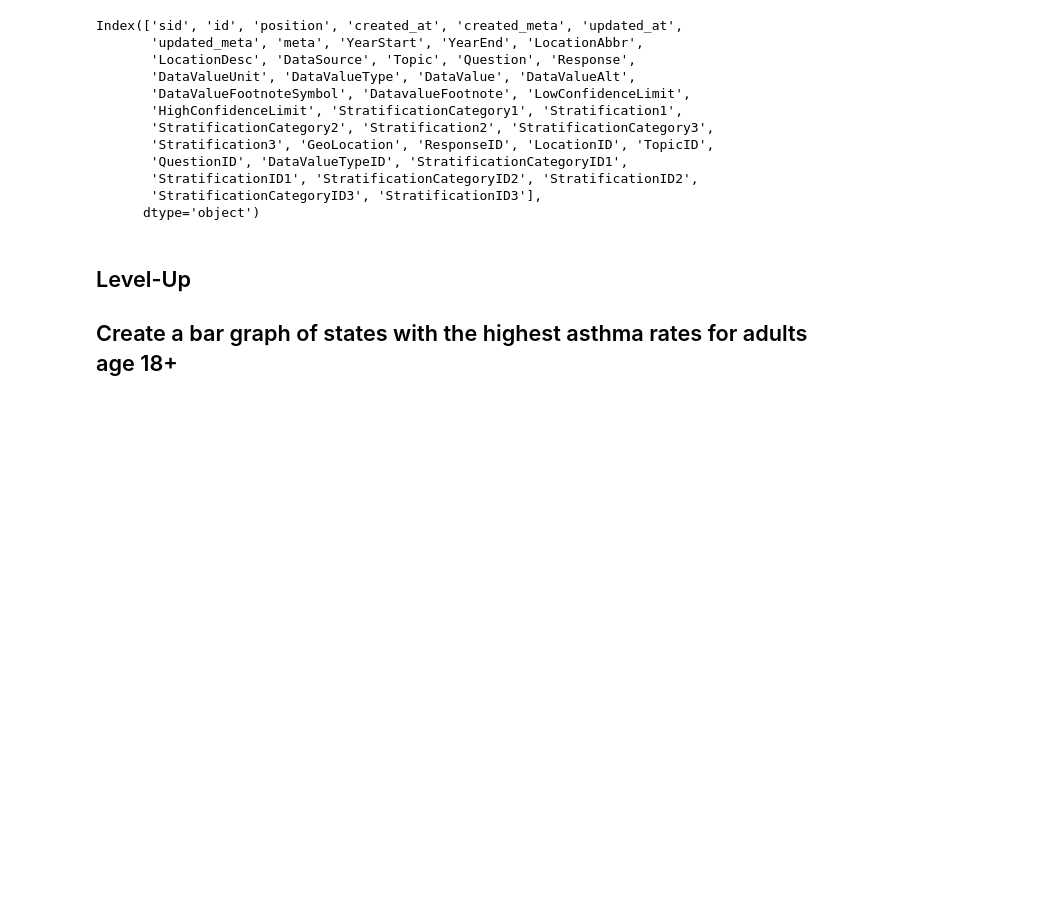
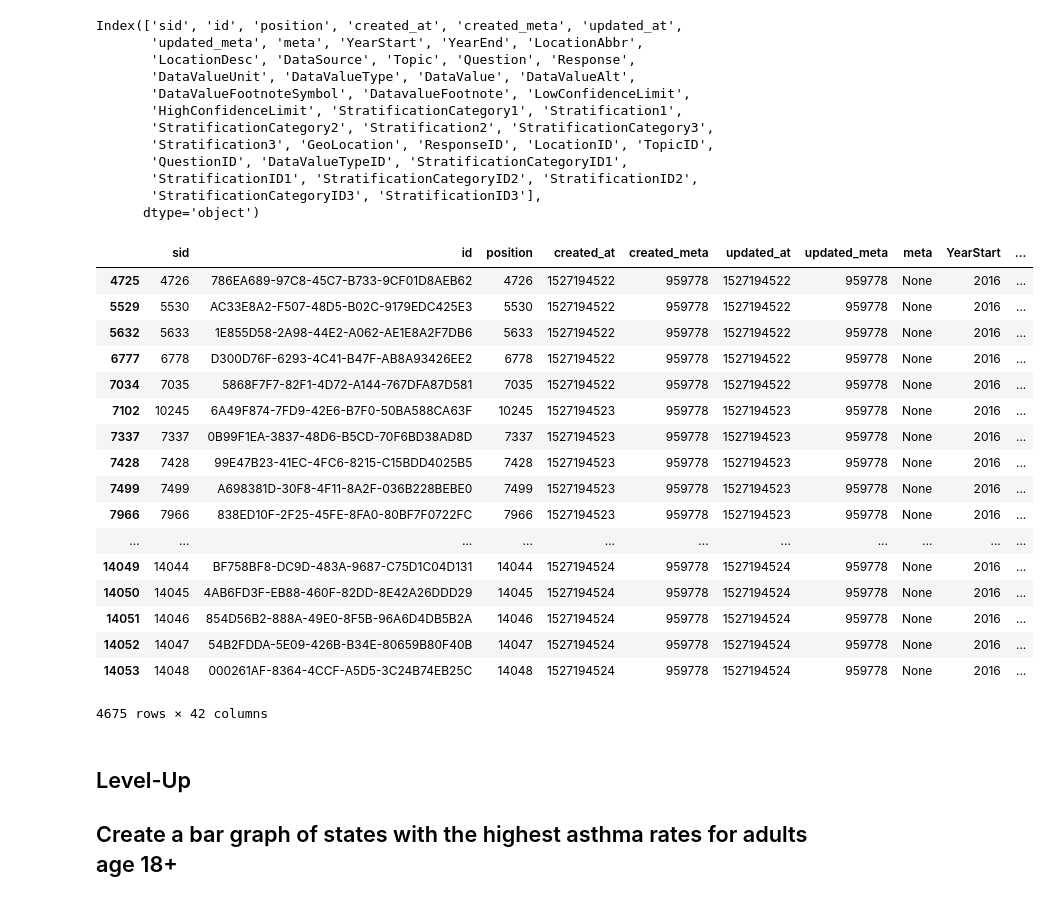
Before and after one commit to minotaur142/dsc-exploring-and-transforming-json-schemas-lab-nyc-ds-060319, a Jupyter notebook: index.ipynb, the cells around one changed output. Drawn from its saved outputs; the diff is of its cells as text; code cells hidden in the pictures; blank space fills up the shorter version.

```diff
--- a/index.ipynb
+++ b/index.ipynb
@@ -53,7 +53,26 @@ Index(['sid', 'id', 'position', 'created_at', 'created_meta', 'updated_at',
        'StratificationCategoryID3', 'StratificationID3'],
       dtype='object')
 # %%
-df[df.Topic == Asthma]
+df[df.Topic == 'Asthma']
+# %% [output]
+|  | sid | id | position | created_at | created_meta | updated_at | updated_meta | meta | YearStart | ... |
+| 4725 | 4726 | 786EA689-97C8-45C7-B733-9CF01D8AEB62 | 4726 | 1527194522 | 959778 | 1527194522 | 959778 | None | 2016 | ... |
+| 5529 | 5530 | AC33E8A2-F507-48D5-B02C-9179EDC425E3 | 5530 | 1527194522 | 959778 | 1527194522 | 959778 | None | 2016 | ... |
+| 5632 | 5633 | 1E855D58-2A98-44E2-A062-AE1E8A2F7DB6 | 5633 | 1527194522 | 959778 | 1527194522 | 959778 | None | 2016 | ... |
+| 6777 | 6778 | D300D76F-6293-4C41-B47F-AB8A93426EE2 | 6778 | 1527194522 | 959778 | 1527194522 | 959778 | None | 2016 | ... |
+| 7034 | 7035 | 5868F7F7-82F1-4D72-A144-767DFA87D581 | 7035 | 1527194522 | 959778 | 1527194522 | 959778 | None | 2016 | ... |
+| 7102 | 10245 | 6A49F874-7FD9-42E6-B7F0-50BA588CA63F | 10245 | 1527194523 | 959778 | 1527194523 | 959778 | None | 2016 | ... |
+| 7337 | 7337 | 0B99F1EA-3837-48D6-B5CD-70F6BD38AD8D | 7337 | 1527194523 | 959778 | 1527194523 | 959778 | None | 2016 | ... |
+| 7428 | 7428 | 99E47B23-41EC-4FC6-8215-C15BDD4025B5 | 7428 | 1527194523 | 959778 | 1527194523 | 959778 | None | 2016 | ... |
+| 7499 | 7499 | A698381D-30F8-4F11-8A2F-036B228BEBE0 | 7499 | 1527194523 | 959778 | 1527194523 | 959778 | None | 2016 | ... |
+| 7966 | 7966 | 838ED10F-2F25-45FE-8FA0-80BF7F0722FC | 7966 | 1527194523 | 959778 | 1527194523 | 959778 | None | 2016 | ... |
+| ... | ... | ... | ... | ... | ... | ... | ... | ... | ... | ... |
+| 14049 | 14044 | BF758BF8-DC9D-483A-9687-C75D1C04D131 | 14044 | 1527194524 | 959778 | 1527194524 | 959778 | None | 2016 | ... |
+| 14050 | 14045 | 4AB6FD3F-EB88-460F-82DD-8E42A26DDD29 | 14045 | 1527194524 | 959778 | 1527194524 | 959778 | None | 2016 | ... |
+| 14051 | 14046 | 854D56B2-888A-49E0-8F5B-96A6D4DB5B2A | 14046 | 1527194524 | 959778 | 1527194524 | 959778 | None | 2016 | ... |
+| 14052 | 14047 | 54B2FDDA-5E09-426B-B34E-80659B80F40B | 14047 | 1527194524 | 959778 | 1527194524 | 959778 | None | 2016 | ... |
+| 14053 | 14048 | 000261AF-8364-4CCF-A5D5-3C24B74EB25C | 14048 | 1527194524 | 959778 | 1527194524 | 959778 | None | 2016 | ... |
+4675 rows × 42 columns
 # %% [markdown]
 ## Level-Up
 ## Create a bar graph of states with the highest asthma rates for adults age 18+
```
